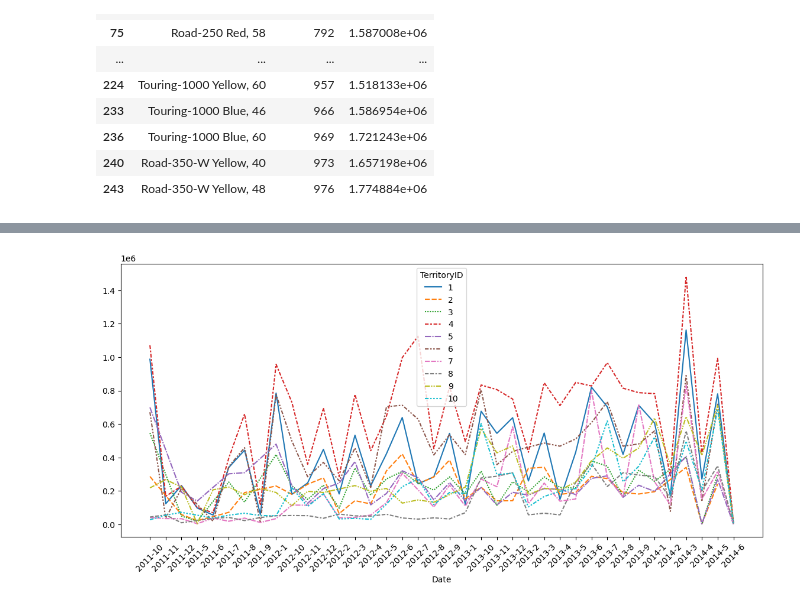
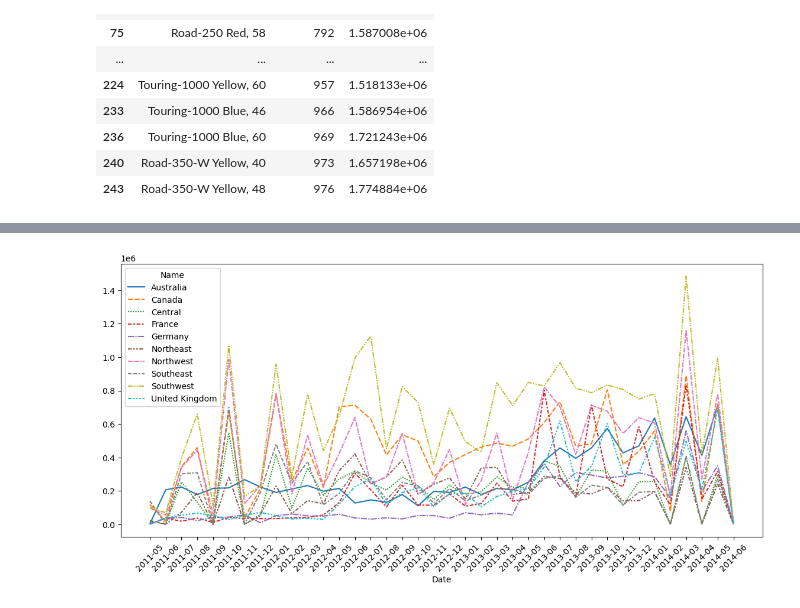
Before and after one commit to giorgio-solinas1980/sql, a Jupyter notebook: SqlKunskapKontroll.ipynb, the cells around one changed output, grey strips where cells are left out. Cells and saved outputs as stored; diff of their text form; code cells hidden in the pictures.

```diff
--- a/SqlKunskapKontroll.ipynb
+++ b/SqlKunskapKontroll.ipynb
@@ -301,9 +384,11 @@ plt.show()
 # %%
-porcoddio = pd.read_sql(sql="""SELECT
-      TerritoryID, concat(month(OrderDate),'-',year(OrderDate)) as Date
+montly_sales_df = pd.read_sql(sql="""SELECT
+      [Name],concat(year(OrderDate),'-',CASE WHEN LEN(month(OrderDate)) = 1 THEN concat('0', month(Orderdate))
+          ELSE cast(month(orderDate)as varchar(2)) END) as Date
       ,sum([SubTotal]) as SalesPerMonth
 
-  FROM [AdventureWorks2022].[Sales].[SalesOrderHeader]
-  GROUP BY TerritoryID,year(OrderDate),MONTH(OrderDate)
-  ORDER BY TerritoryID,year(OrderDate),MONTH(OrderDate)
+  FROM [AdventureWorks2022].[Sales].[SalesOrderHeader] as a
+  inner join Sales.SalesTerritory as b on a.TerritoryID=b.TerritoryID
+  GROUP BY [Name],year(OrderDate),MONTH(OrderDate)
+  ORDER BY [Name],year(OrderDate),MONTH(OrderDate)
 """,con=connection)
@@ -347,5 +395,4 @@ Index(['5-2011', '6-2011', '7-2011', '8-2011', '9-2011', '10-2011', '11-2011',
 # %%
-
-porco = porcoddio.pivot(index=aaa, columns="TerritoryID",values="SalesPerMonth",)
-porco.head()
+ms_date_territory_df = montly_sales_df.pivot(index='Date', columns='Name', values='SalesPerMonth').fillna(0)
+ms_date_territory_df.head()
 # %% [output]
@@ -353,7 +406,7 @@ KeyError: '5-2011'
 # %%
 fig, ax = plt.subplots(figsize=(14,6))
-sns.lineplot(data=porco,ax=ax)
+sns.lineplot(data=ms_date_territory_df,ax=ax)
 plt.xticks(rotation=45)
 plt.show()
 # %% [output]
-[figure, old version]
+[figure, new version]
```
Also changed, not shown: parts of 22 cells of this notebook.
